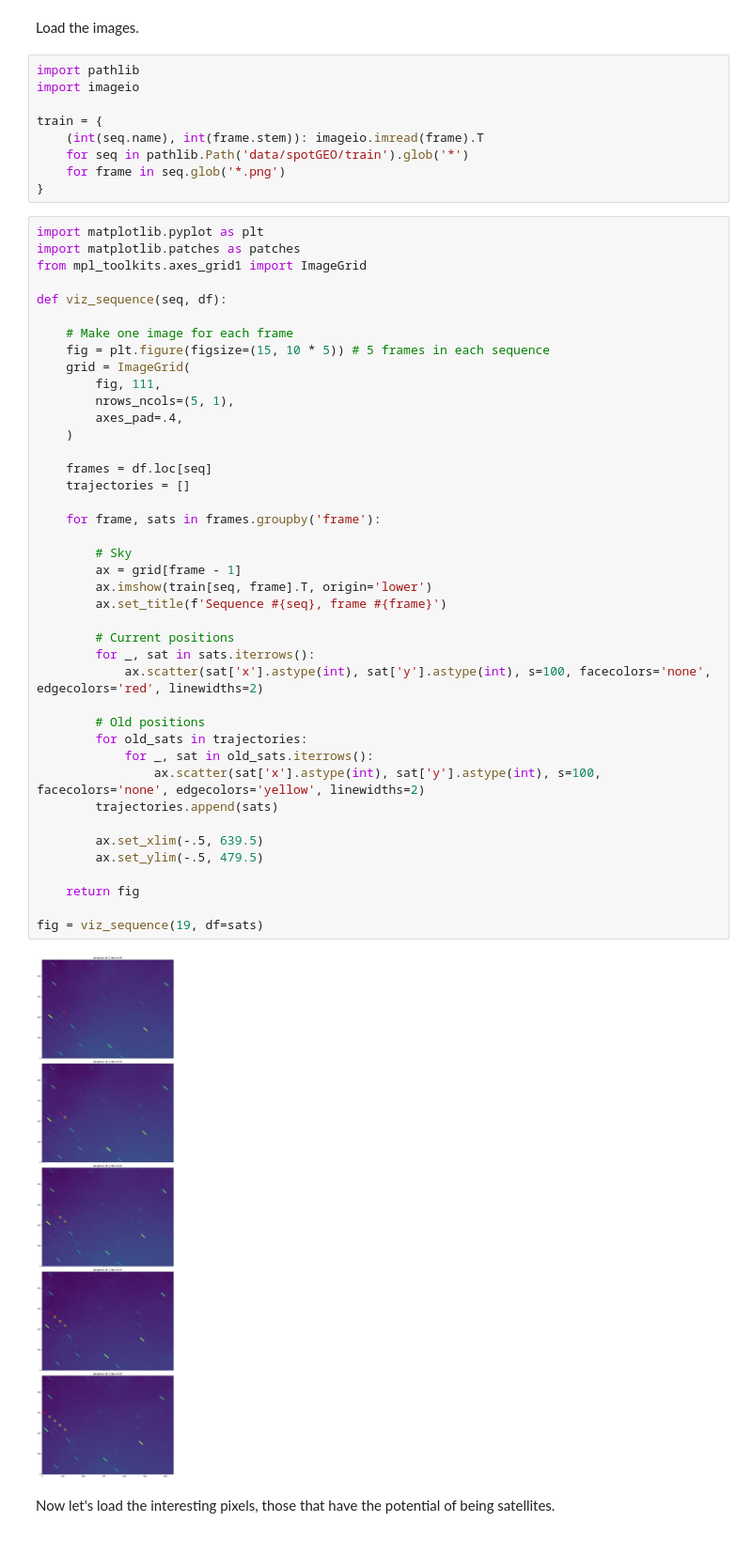
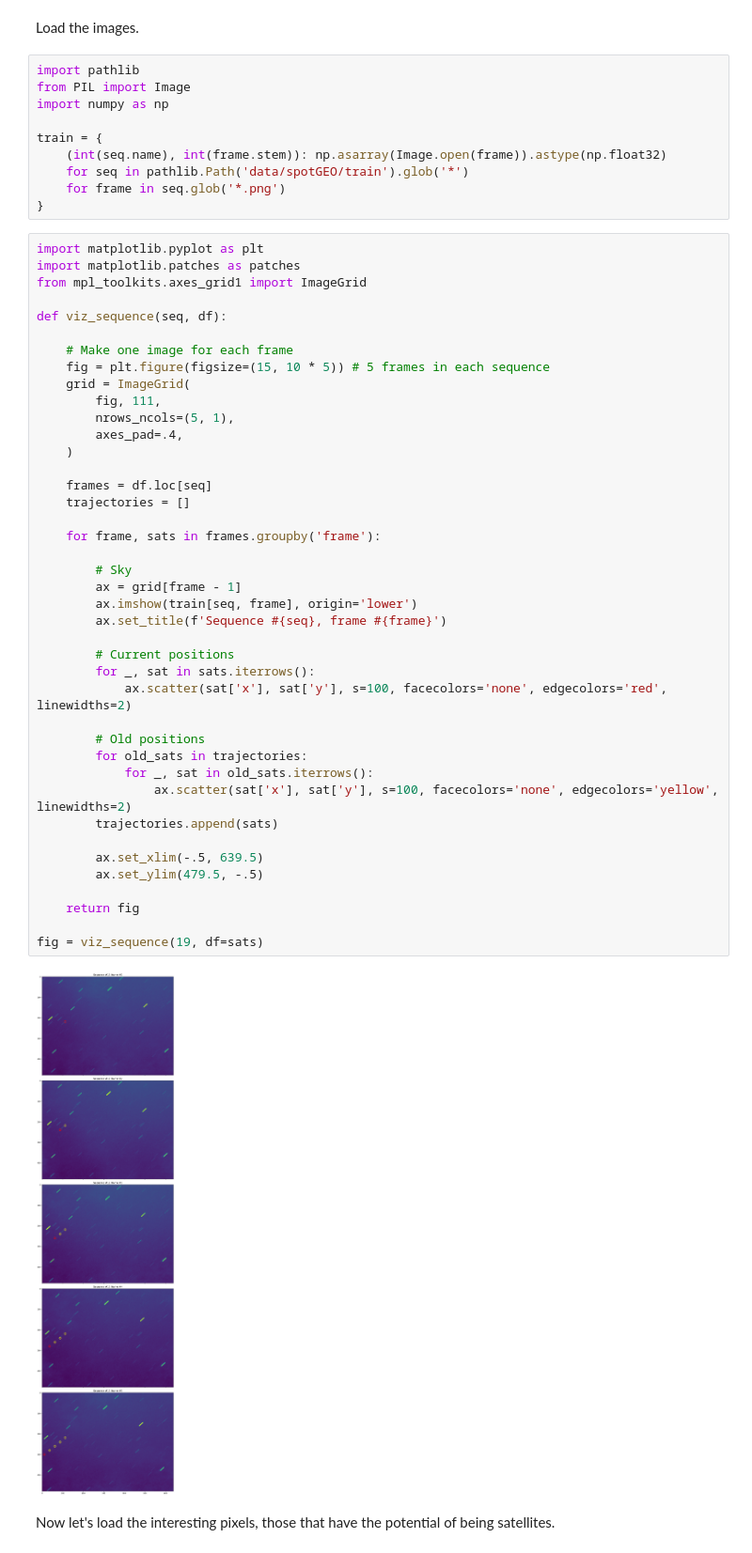
Before and after one commit to MaxHalford/spotgeo-challenge, a Jupyter notebook: Solution.ipynb, the cells around one changed output. Shown: that part at 94% size. Saved outputs shown, nothing was run; the diff lists cells and outputs as text.

```diff
--- a/Solution.ipynb
+++ b/Solution.ipynb
@@ -37,10 +37,11 @@ sats.head()
 Load the images.
 # %%
 import pathlib
-import imageio
+from PIL import Image
+import numpy as np
 
 train = {
-    (int(seq.name), int(frame.stem)): imageio.imread(frame).T
+    (int(seq.name), int(frame.stem)): np.asarray(Image.open(frame)).astype(np.float32)
     for seq in pathlib.Path('data/spotGEO/train').glob('*')
     for frame in seq.glob('*.png')
 }
@@ -55,37 +56,37 @@ def viz_sequence(seq, df):
     fig = plt.figure(figsize=(15, 10 * 5)) # 5 frames in each sequence
     grid = ImageGrid(
         fig, 111,
         nrows_ncols=(5, 1),
         axes_pad=.4,
     )
 
     frames = df.loc[seq]
     trajectories = []
 
     for frame, sats in frames.groupby('frame'):
 
         # Sky
         ax = grid[frame - 1]
-        ax.imshow(train[seq, frame].T, origin='lower')
+        ax.imshow(train[seq, frame], origin='lower')
         ax.set_title(f'Sequence #{seq}, frame #{frame}')
 
         # Current positions
         for _, sat in sats.iterrows():
-            ax.scatter(sat['x'].astype(int), sat['y'].astype(int), s=100, facecolors='none', edgecolors='red', linewidths=2)
+            ax.scatter(sat['x'], sat['y'], s=100, facecolors='none', edgecolors='red', linewidths=2)
 
         # Old positions
         for old_sats in trajectories:
             for _, sat in old_sats.iterrows():
-                ax.scatter(sat['x'].astype(int), sat['y'].astype(int), s=100, facecolors='none', edgecolors='yellow', linewidths=2)
+                ax.scatter(sat['x'], sat['y'], s=100, facecolors='none', edgecolors='yellow', linewidths=2)
         trajectories.append(sats)
 
         ax.set_xlim(-.5, 639.5)
-        ax.set_ylim(-.5, 479.5)
+        ax.set_ylim(479.5, -.5)
 
     return fig
 
 fig = viz_sequence(19, df=sats)
 # %% [output]
-[figure, old version]
+[figure, new version]
 # %% [markdown]
 Now let's load the interesting pixels, those that have the potential of being satellites.
```
Also changed, not shown: parts of 19 cells of this notebook, 3 other files.
